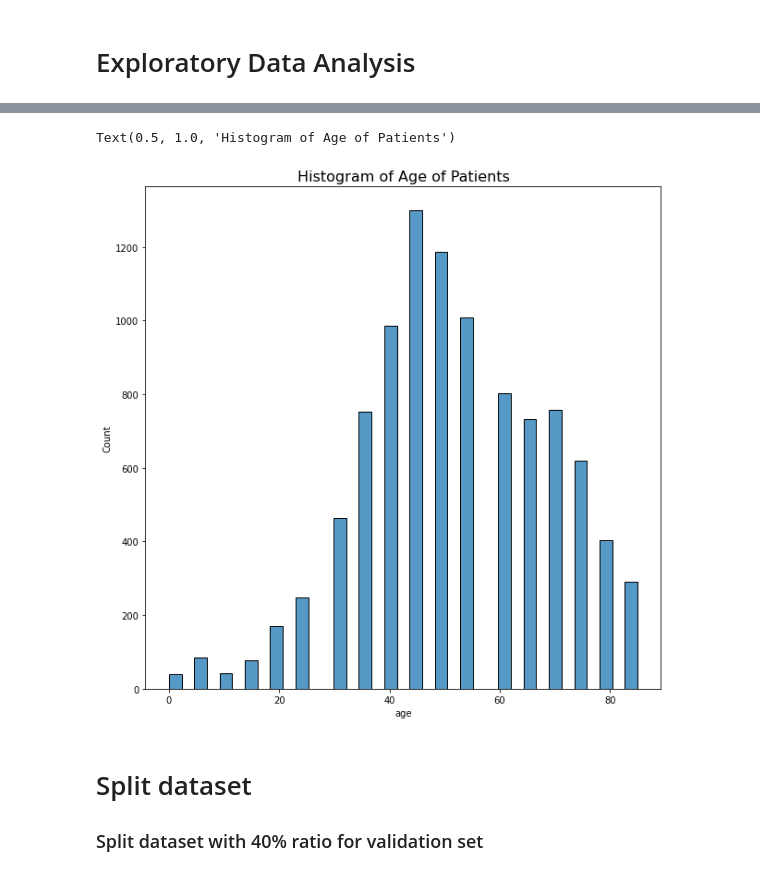
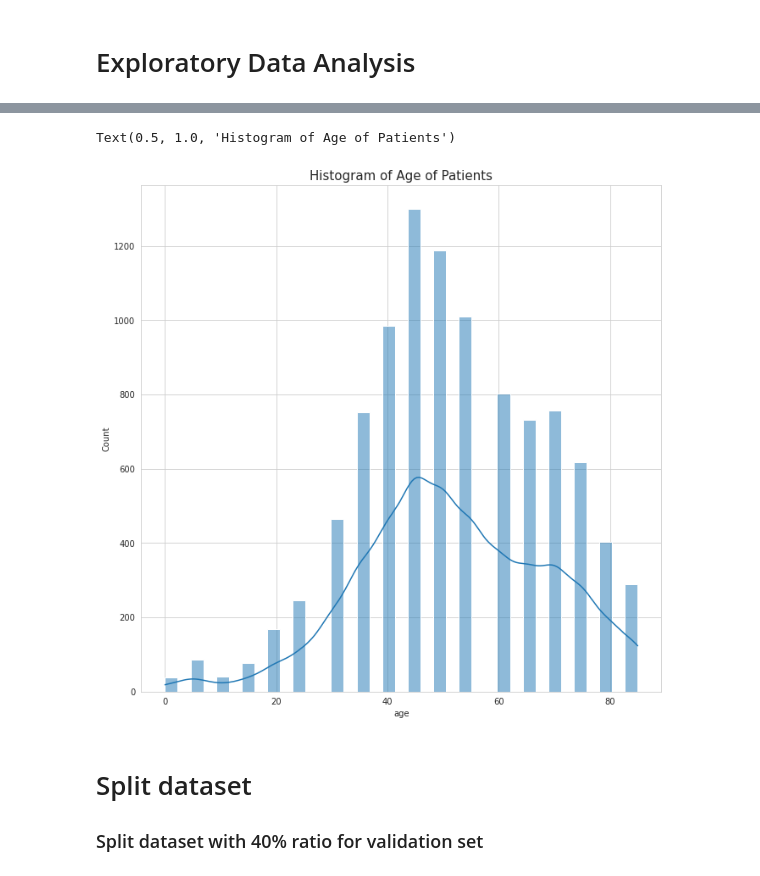
Before and after one commit to huf0813/ml_api, a Jupyter notebook: skin_cancer_cnn.ipynb, the cells around one changed output, grey strips where cells are left out. Drawn from its saved outputs; the diff is of its cells as text; code cells hidden in the pictures.

```diff
--- a/skin_cancer_cnn.ipynb
+++ b/skin_cancer_cnn.ipynb
@@ -30,5 +30,5 @@ print(tf.__version__)
 # %%
-path_skin_cancer_csv = 'dataset/archive/HAM10000_metadata.csv'
+path_skin_cancer_csv = 'dataset/skin_cancer/HAM10000_metadata.csv'
 df_skin_cancer = pd.read_csv(path_skin_cancer_csv)
 # %%
 df_skin_cancer.head()
@@ -91,10 +93,10 @@ Text(0.5, 1.0, 'Gender of Patient')
 # %%
-bar, ax = plt.subplots(figsize=(10,10))
-sns.histplot(df_skin_cancer['age'])
-plt.title('Histogram of Age of Patients', size=16)
+bar, ax = plt.subplots(figsize=(11, 11))
+sns.histplot(df_skin_cancer['age'],  kde=True)
+plt.title('Histogram of Age of Patients', size=15)
 # %% [output]
 Text(0.5, 1.0, 'Histogram of Age of Patients')
-[figure, old version]
+[figure, new version]
 # %% [markdown]
 # Split dataset
 ### Split dataset with 40% ratio for validation set
```
Also changed, not shown: parts of 5 cells of this notebook.
